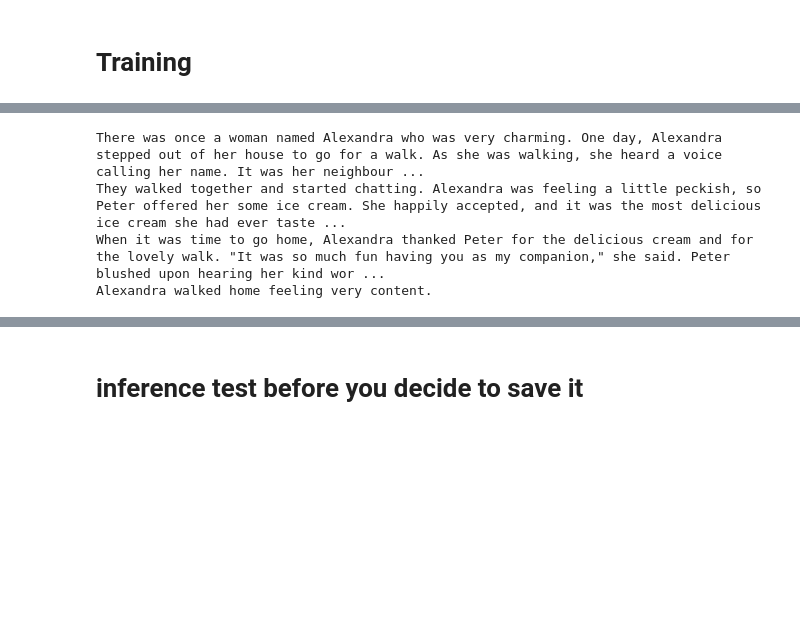
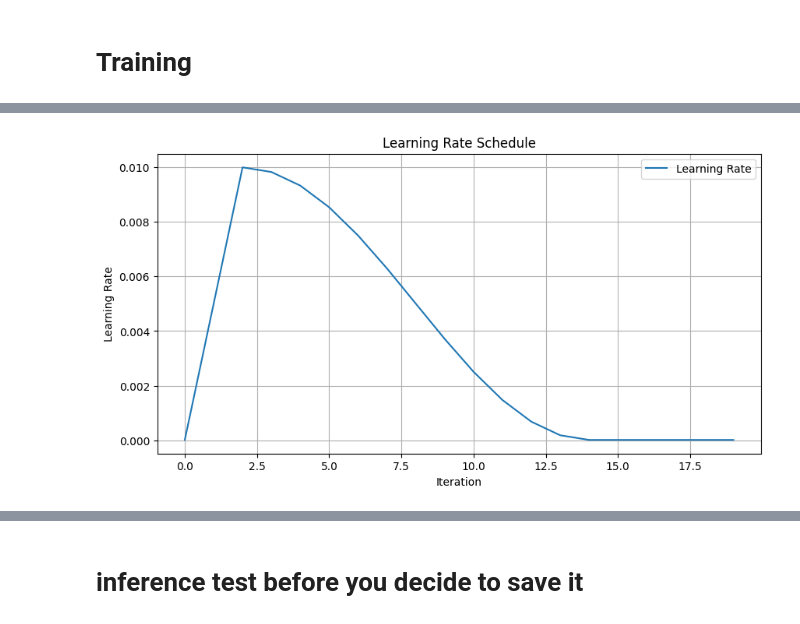
Before and after one commit to evintunador/micro-GPT-sandbox, a Jupyter notebook: training.ipynb, the cells around one changed output, grey strips where cells are left out. Cells and saved outputs as stored; diff of their text form; code cells hidden in the pictures; blank space fills up the shorter version.

Commit message:
better LR scheduler

```diff
--- a/training.ipynb
+++ b/training.ipynb
@@ -99,9 +69,0 @@ Found cached dataset json (/Users/tunadorable/.cache/huggingface/datasets/noanab
-# %%
-# To get a batch of data
-b = next(iter(train_data_loader))
-print(b[0])
-# %% [output]
-There was once a woman named Alexandra who was very charming. One day, Alexandra stepped out of her house to go for a walk. As she was walking, she heard a voice calling her name. It was her neighbour ...
-They walked together and started chatting. Alexandra was feeling a little peckish, so Peter offered her some ice cream. She happily accepted, and it was the most delicious ice cream she had ever taste ...
-When it was time to go home, Alexandra thanked Peter for the delicious cream and for the lovely walk. "It was so much fun having you as my companion," she said. Peter blushed upon hearing her kind wor ...
-Alexandra walked home feeling very content.
@@ -163 +74,61 @@ scheduler = torch.optim.lr_scheduler.LambdaLR(optimizer, lr_lambda)
+# %%
+# maximum and minimum learning rate
+lr_max = 1e-2
+lr_min = 1e-5 # if you'd like a flat learning rate, set lr_max = lr_min and ignore the variables below
+
+# Create a PyTorch optimizer
+weight_decay = 0.02
+optimizer = torch.optim.AdamW(model.parameters(), lr=lr_max, weight_decay=weight_decay)
+
+# Training setup hyperparameters
+max_iters = 20 # total number of batches to run over the course of training
+warmup_iters = int(max_iters * 0.1) # if you don't want to use a lr warmup, set = 0
+final_flat_iters = int(max_iters * 0.3) # if you don't want to use a final flat lr at the end, set = 0
+num_restarts = 0 # if you don't want to use warm restarts, set =0
+T_mult = 2 # if you want your warm restarts to all be the same length, set =1
+anneal_type = 'cos' # type of annealment to use. options: 'cos' and 'lin'
+
+# Calculates T_0 in a way that ensures smooth transition to the final flat learning rate
+T_0 = (max_iters - warmup_iters - final_flat_iters) / sum(T_mult ** i for i in range(num_restarts+1))
+# %%
+def scheduler_lambda(current_iter, debug=False):
+    T_i = T_0
+    if current_iter < warmup_iters:
+        # Linear warmup
+        lr = lr_min + (lr_max - lr_min) * (current_iter / warmup_iters)
+    elif current_iter < max_iters - final_flat_iters:
+        # Cosine annealing with warm restarts
+        cycle_iter = current_iter - warmup_iters
+        while cycle_iter >= T_i:
+            cycle_iter -= T_i
+            T_i *= T_mult
+        if anneal_type == 'lin':
+            lr = lr_max - (lr_max - lr_min) * (cycle_iter / T_i)
+        else:
+            # defaults to 'cos' learning rate annealing
+            lr = lr_min + 0.5 * (lr_max - lr_min) * (1 + torch.cos(torch.pi * torch.tensor(cycle_iter / T_i)))
+    else:
+        # Constant learning rate
+        lr = lr_min
+    return lr
+
+scheduler = torch.optim.lr_scheduler.LambdaLR(optimizer, lr_lambda=scheduler_lambda)
+
+if True: # set to true if you'd like to see a graph of the learning rate schedule
+    import matplotlib.pyplot as plt
+
+    # Generate learning rate values
+    lrs = [scheduler_lambda(i) for i in range(max_iters)]
+
+    # Plot the learning rates
+    plt.figure(figsize=(10, 5))
+    plt.plot(lrs, label='Learning Rate')
+    plt.title('Learning Rate Schedule')
+    plt.xlabel('Iteration')
+    plt.ylabel('Learning Rate')
+    plt.grid(True)
+    plt.legend()
+    plt.show()
+# %% [output]
+[figure, added]
 # %%
```
Also changed, not shown: parts of 11 cells of this notebook, 8 other files.
